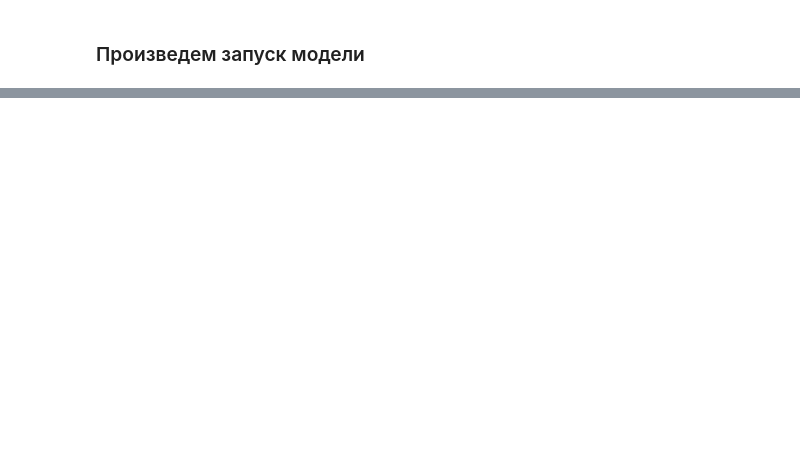
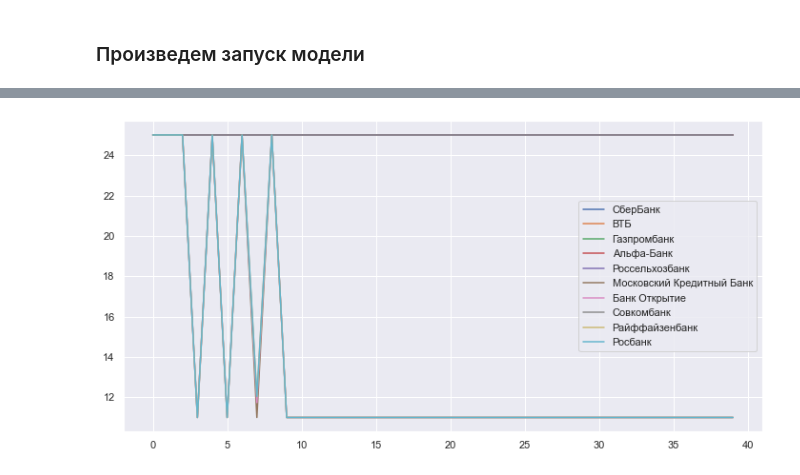
Before and after one commit to archimedes1515/coursework, a Jupyter notebook: KR.ipynb, the cells around one changed output, grey strips where cells are left out. Drawn from its saved outputs; the diff is of its cells as text; code cells hidden in the pictures; blank space fills up the shorter version.

```diff
--- a/KR.ipynb
+++ b/KR.ipynb
@@ -425,0 +413,5 @@ for i in range(40):
+# %%
+DepositRates_data.plot(figsize=(12,6))
+plt.show()
+# %% [output]
+[figure, added]
```
Also changed, not shown: parts of 19 cells of this notebook.
